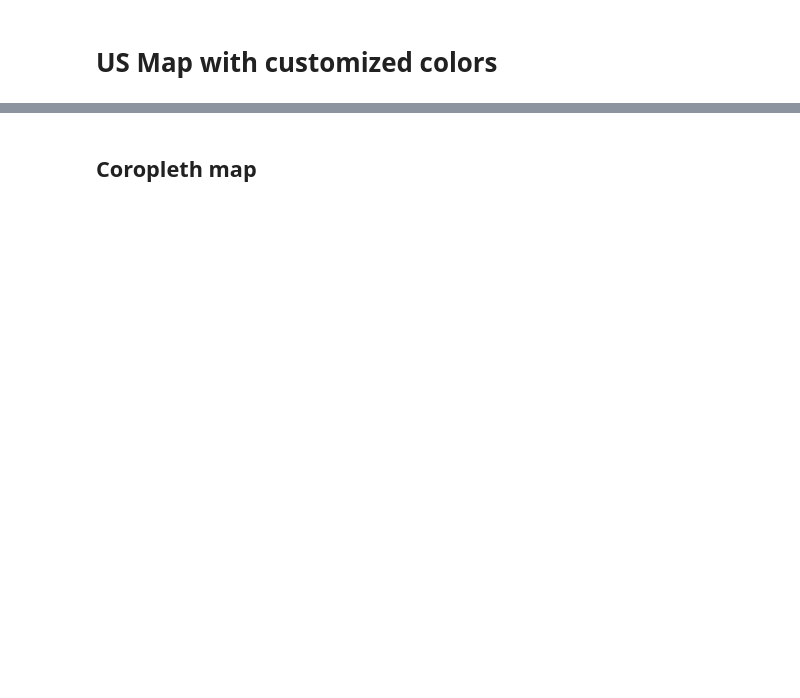
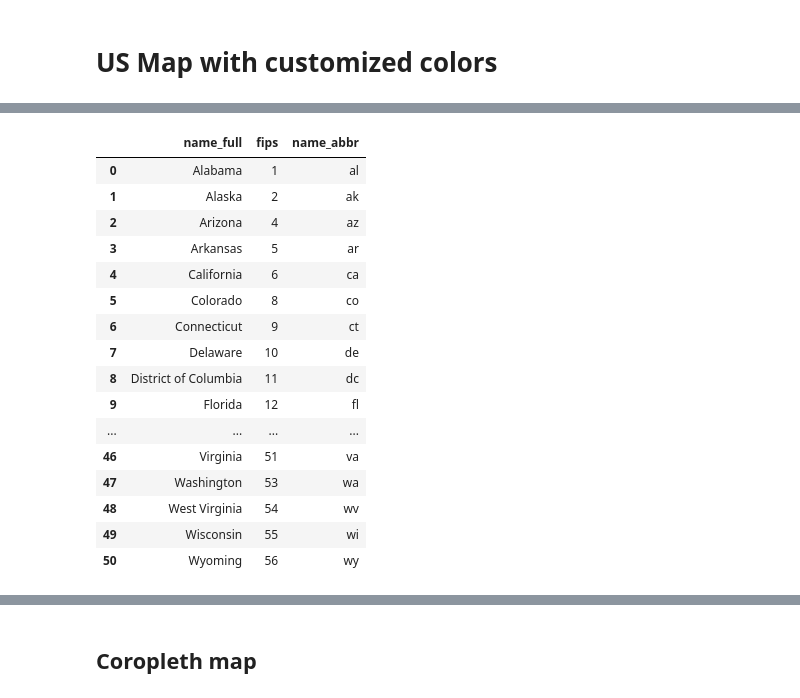
Before and after one commit to UIUC-iSchool-DataViz/spr2024, a Jupyter notebook: week07/lecture_13_timeseries_and_map.ipynb, the cells around one changed output, grey strips where cells are left out. Saved outputs shown, nothing was run; the diff lists cells and outputs as text; code cells hidden in the pictures; blank space fills up the shorter version.

```diff
--- a/week07/lecture_13_timeseries_and_map.ipynb
+++ b/week07/lecture_13_timeseries_and_map.ipynb
@@ -402,2 +478,29 @@ HBox(children=(Figure(axes=[Axis(label='Country', scale=OrdinalScale()), Axis(la
+# %%
+# Values in the us-state-ansi-fips.csv
+# rename column names and clean values
+
+states_df = pd.read_csv('us-state-ansi-fips.csv')
+states_df.columns = ['name_full', 'fips', 'name_abbr']
+states_df['name_full'] = states_df['name_full'].str.strip()
+states_df['name_abbr'] = states_df['name_abbr'].str.strip().str.lower()
+states_df
+# %% [output]
+|  | name_full | fips | name_abbr |
+| 0 | Alabama | 1 | al |
+| 1 | Alaska | 2 | ak |
+| 2 | Arizona | 4 | az |
+| 3 | Arkansas | 5 | ar |
+| 4 | California | 6 | ca |
+| 5 | Colorado | 8 | co |
+| 6 | Connecticut | 9 | ct |
+| 7 | Delaware | 10 | de |
+| 8 | District of Columbia | 11 | dc |
+| 9 | Florida | 12 | fl |
+| ... | ... | ... | ... |
+| 46 | Virginia | 51 | va |
+| 47 | Washington | 53 | wa |
+| 48 | West Virginia | 54 | wv |
+| 49 | Wisconsin | 55 | wi |
+| 50 | Wyoming | 56 | wy |
 # %%
 # FIPS and state names in the US State map data
```
Also changed, not shown: parts of 29 cells of this notebook.
